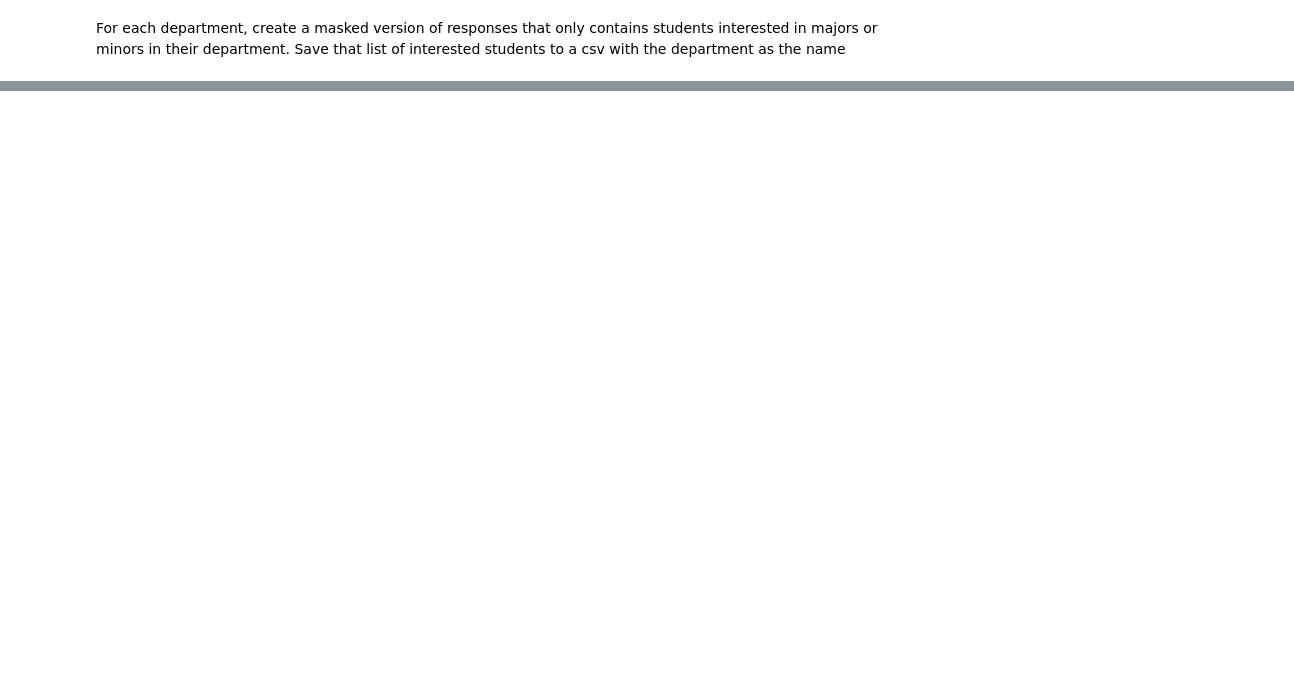
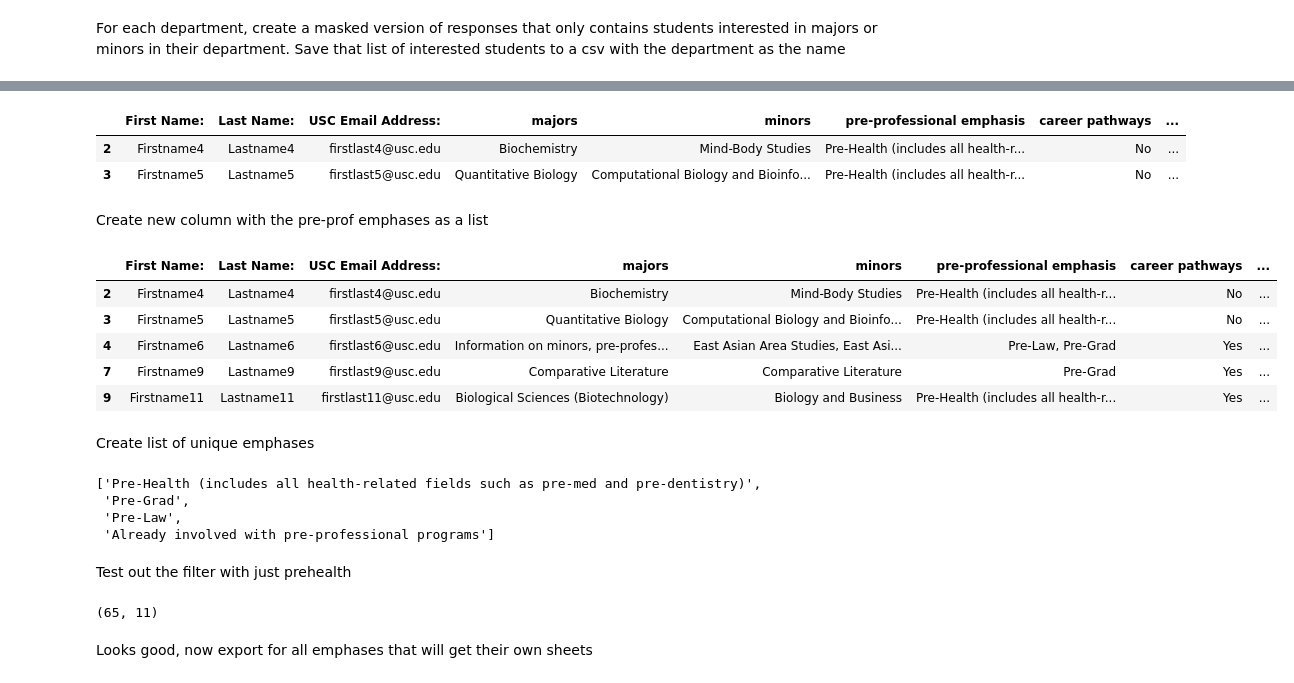
Before and after one commit to laurenlsun/major-interest, a Jupyter notebook: interested_students.ipynb, the cells around one changed output, grey strips where cells are left out. Saved outputs shown, nothing was run; the diff lists cells and outputs as text; code cells hidden in the pictures; blank space fills up the shorter version.

```diff
--- a/interested_students.ipynb
+++ b/interested_students.ipynb
@@ -55,0 +247,30 @@ for dept_index, dept_name in departments.iterrows():
+# %%
+preprof_df.head(2)
+# %% [output]
+|  | First Name: | Last Name: | USC Email Address: | majors | minors | pre-professional emphasis | career pathways | ... |
+| 2 | Firstname4 | Lastname4 | firstlast4@usc.edu | Biochemistry | Mind-Body Studies | Pre-Health (includes all health-r... | No | ... |
+| 3 | Firstname5 | Lastname5 | firstlast5@usc.edu | Quantitative Biology | Computational Biology and Bioinfo... | Pre-Health (includes all health-r... | No | ... |
+# %% [markdown]
+Create new column with the pre-prof emphases as a list
+# %%
+preprof_df["emph_list"] = preprof_df["pre-professional emphasis"].apply(lambda x: x.strip().split(", ") if pd.notna(x) else [])
+preprof_df.head()
+# %% [output]
+|  | First Name: | Last Name: | USC Email Address: | majors | minors | pre-professional emphasis | career pathways | ... |
+| 2 | Firstname4 | Lastname4 | firstlast4@usc.edu | Biochemistry | Mind-Body Studies | Pre-Health (includes all health-r... | No | ... |
+| 3 | Firstname5 | Lastname5 | firstlast5@usc.edu | Quantitative Biology | Computational Biology and Bioinfo... | Pre-Health (includes all health-r... | No | ... |
+| 4 | Firstname6 | Lastname6 | firstlast6@usc.edu | Information on minors, pre-profes... | East Asian Area Studies, East Asi... | Pre-Law, Pre-Grad | Yes | ... |
+| 7 | Firstname9 | Lastname9 | firstlast9@usc.edu | Comparative Literature | Comparative Literature | Pre-Grad | Yes | ... |
+| 9 | Firstname11 | Lastname11 | firstlast11@usc.edu | Biological Sciences (Biotechnology) | Biology and Business | Pre-Health (includes all health-r... | Yes | ... |
+# %% [markdown]
+Create list of unique emphases
+# %%
+all_emphs = preprof_df['emph_list'].explode().unique()
+list(all_emphs)
+# %% [output]
+['Pre-Health (includes all health-related fields such as pre-med and pre-dentistry)',
+ 'Pre-Grad',
+ 'Pre-Law',
+ 'Already involved with pre-professional programs']
+# %% [markdown]
+Test out the filter with just prehealth
@@ -55,0 +279,4 @@ for dept_index, dept_name in departments.iterrows():
+# %%
+prehealth_df.shape
+# %% [output]
+(65, 11)
@@ -55,0 +285,2 @@ for dept_index, dept_name in departments.iterrows():
+# %% [markdown]
+Looks good, now export for all emphases that will get their own sheets
```
Also changed, not shown: parts of 52 cells of this notebook.
